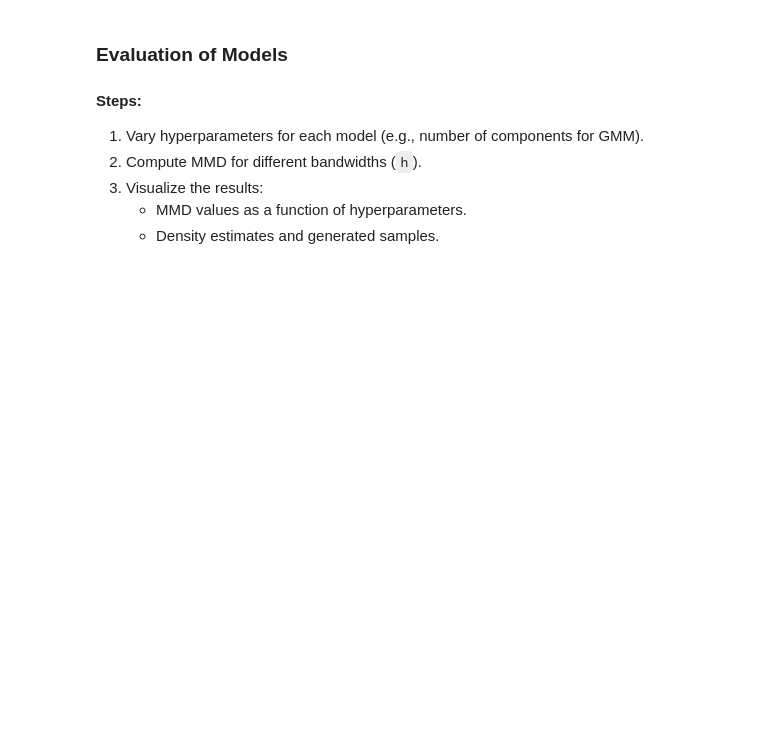
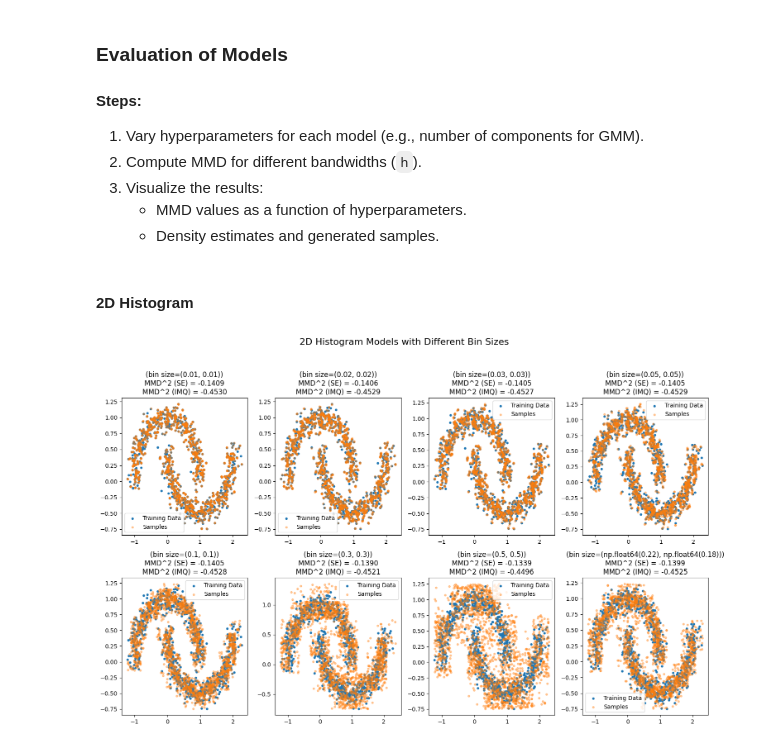
Before and after one commit to juancprolam/generative_neural_networks_for_the_sciences, a Jupyter notebook: ex01-solution.ipynb, the cells around one changed output. Cells and saved outputs as stored; diff of their text form; code cells hidden in the pictures; blank space fills up the shorter version.

```diff
--- a/ex01-solution.ipynb
+++ b/ex01-solution.ipynb
@@ -552,3 +563,39 @@ plt.show()
 3. Visualize the results:
    - MMD values as a function of hyperparameters.
    - Density estimates and generated samples.
+# %%
+# Define data to train and test
+X_train, _ = make_moons(n_samples = 1000, noise = 0.1, random_state = 42)
+X_test, _ = make_moons(n_samples = 1000, random_state = 24)
+# %% [markdown]
+#### 2D Histogram
+# %%
+# Bin sizes
+bin_sizes = [(0.01, 0.01), (0.02, 0.02), (0.03, 0.03), (0.05, 0.05), (0.1, 0.1), (0.3, 0.3), (0.5, 0.5), None]
+results = {}
+avg_bin_sizes = []
+# Make a grid of plots
+fig, axs = plt.subplots(2, 4, figsize=(15, 10))
+fig.suptitle("2D Histogram Models with Different Bin Sizes", fontsize=16)
+for bin_size in bin_sizes:
+    model = two_dim_histogram(bin_size=bin_size)
+    model.fit(X_train)
+    model.sample(2000)
+    model.score_samples(X_test)
+    mmd_sq_se = model.compute_mmd(X_test, h = 0.5, kernel = "squared_exponential")
+    mmd_sq_imq = model.compute_mmd(X_test, h = 0.5, kernel = "inverse_multi_quadratic")
+    results[f"histogram_bin_size_{bin_size}"] = (mmd_sq_se, mmd_sq_imq)
+    avg_bin_sizes.append(np.mean(model.bin_size))
+
+    # Plotting
+    ax = axs.flatten()[bin_sizes.index(bin_size)]
+    X_samples = model.sample(n_samples = 2000)
+    ax.scatter(X_train[:, 0], X_train[:, 1], s=10, label = "Training Data")
+    ax.scatter(X_samples[:, 0], X_samples[:, 1], s=10, alpha = 0.4, label = "Samples")
+    ax.set_title(f"(bin size={model.bin_size})\nMMD^2 (SE) = {mmd_sq_se:.4f}\nMMD^2 (IMQ) = {mmd_sq_imq:.4f}")
+    ax.legend()
+
+fig.tight_layout(rect=[0, 0.03, 1, 0.95])
+plt.show()
+# %% [output]
+[figure, added]
```
Also changed, not shown: parts of 9 cells of this notebook.
